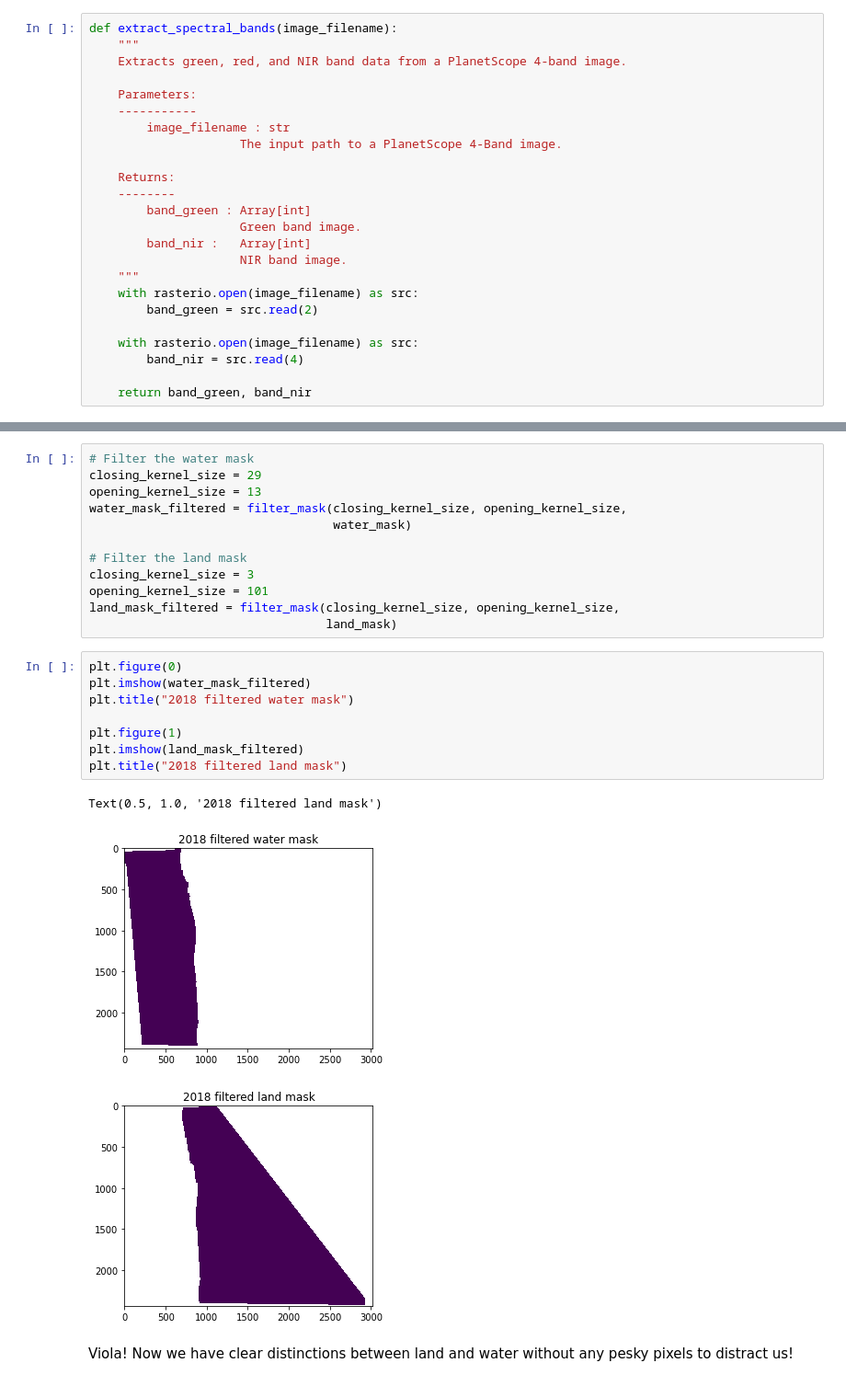
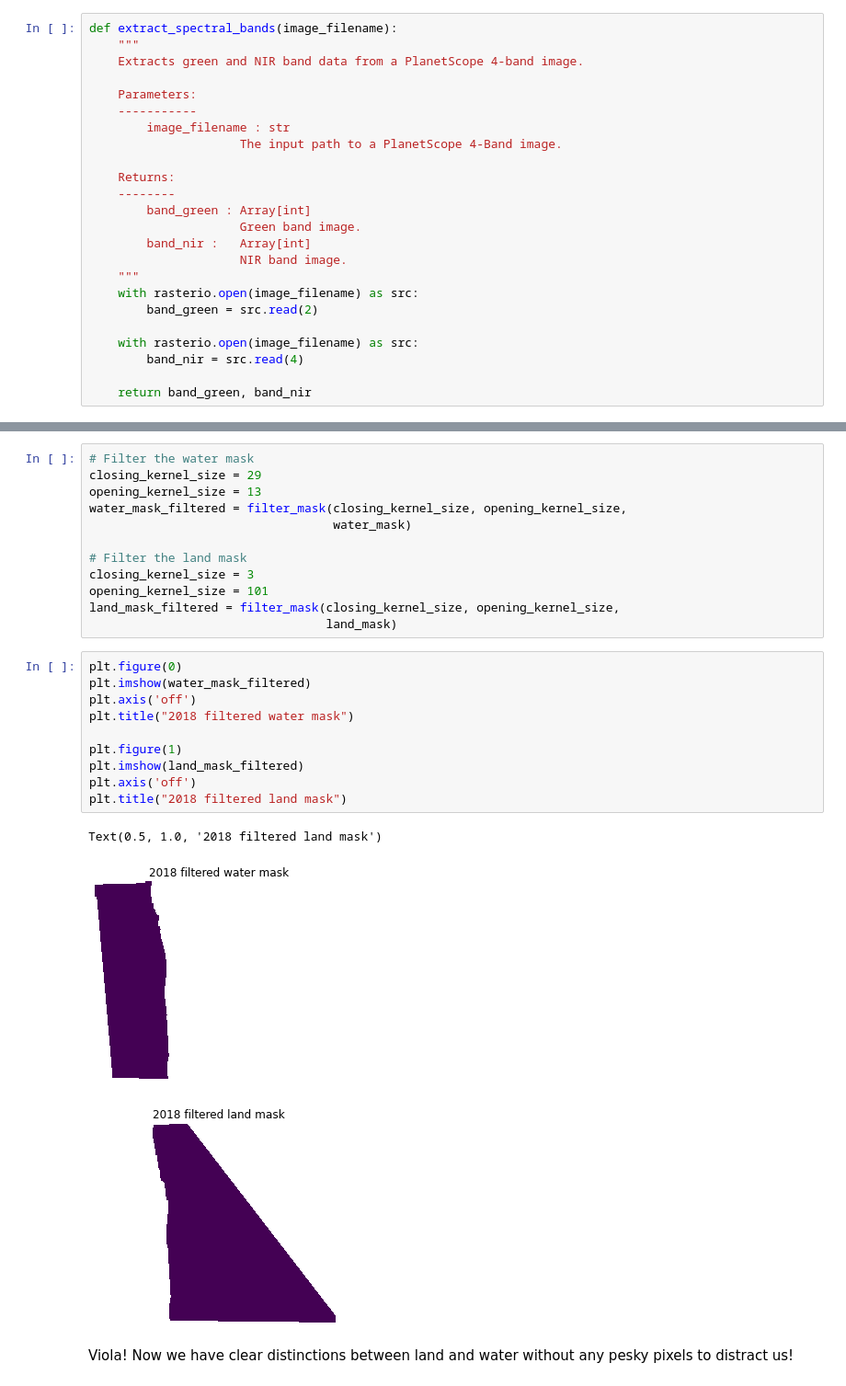
Before and after one commit to planetlabs/notebooks, a Jupyter notebook: jupyter-notebooks/scipy-2022-workshop/coastline_analysis.ipynb, the cells around one changed output, grey strips where cells are left out. Shown at 92% size. Saved outputs shown, nothing was run; the diff lists cells and outputs as text.

```diff
--- a/jupyter-notebooks/scipy-2022-workshop/coastline_analysis.ipynb
+++ b/jupyter-notebooks/scipy-2022-workshop/coastline_analysis.ipynb
@@ -56,7 +63,7 @@ to find which pixels are associated to water and which are associated to land.
 # %%
 def extract_spectral_bands(image_filename):
     """
-    Extracts green, red, and NIR band data from a PlanetScope 4-band image.
+    Extracts green and NIR band data from a PlanetScope 4-band image.
 
     Parameters:
     -----------
@@ -303,15 +343,17 @@ land_mask_filtered = filter_mask(closing_kernel_size, opening_kernel_size,
 # %%
 plt.figure(0)
 plt.imshow(water_mask_filtered)
+plt.axis('off')
 plt.title("2018 filtered water mask")
 
 plt.figure(1)
 plt.imshow(land_mask_filtered)
+plt.axis('off')
 plt.title("2018 filtered land mask")
 # %% [output]
 Text(0.5, 1.0, '2018 filtered land mask')
-[figure, old version]
+[figure, new version]
-[figure, old version]
+[figure, new version]
 # %% [markdown]
 Viola! Now we have clear distinctions between land and water without any pesky pixels to distract us!
 # %% [markdown]
```
Also changed, not shown: parts of 59 cells of this notebook.
